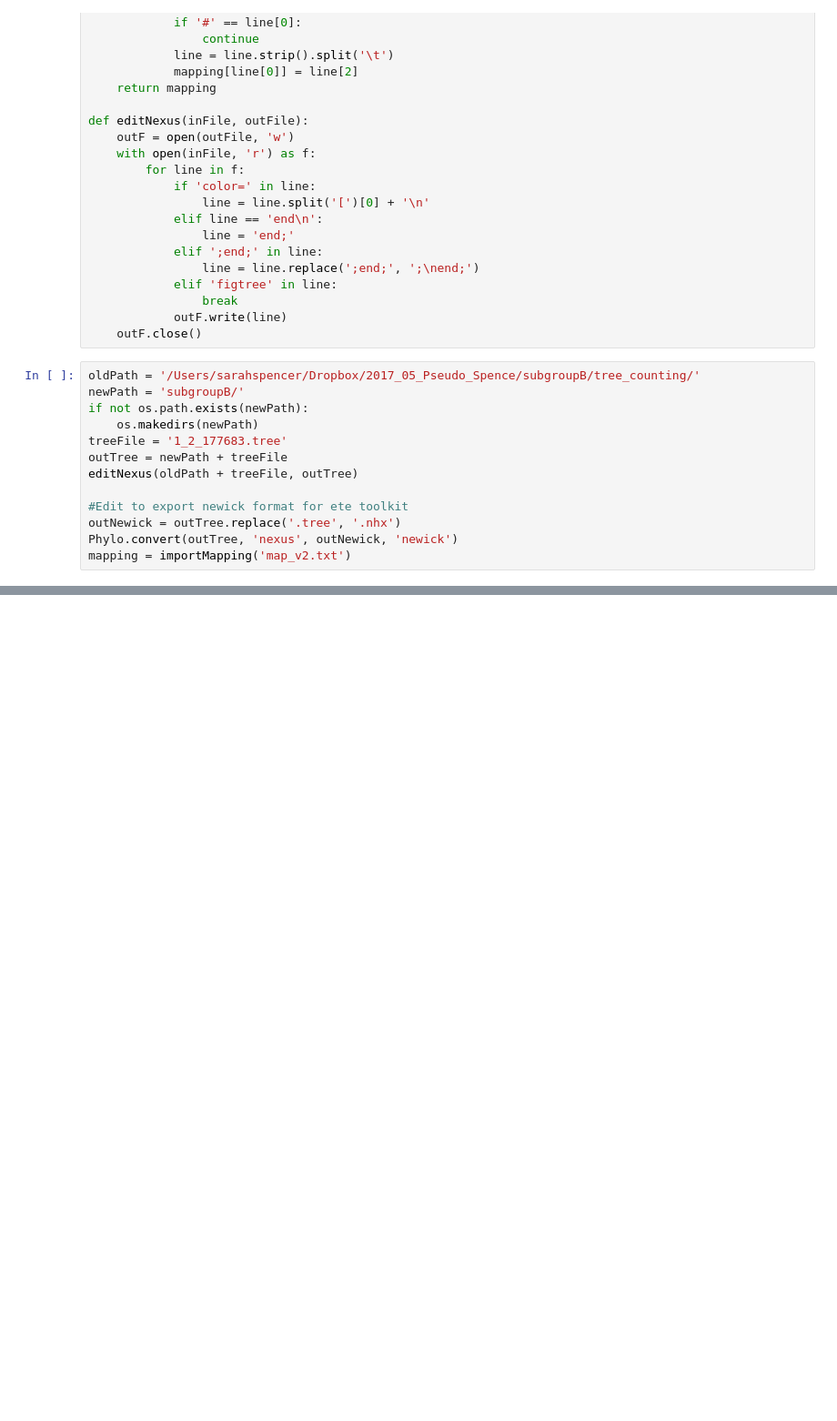
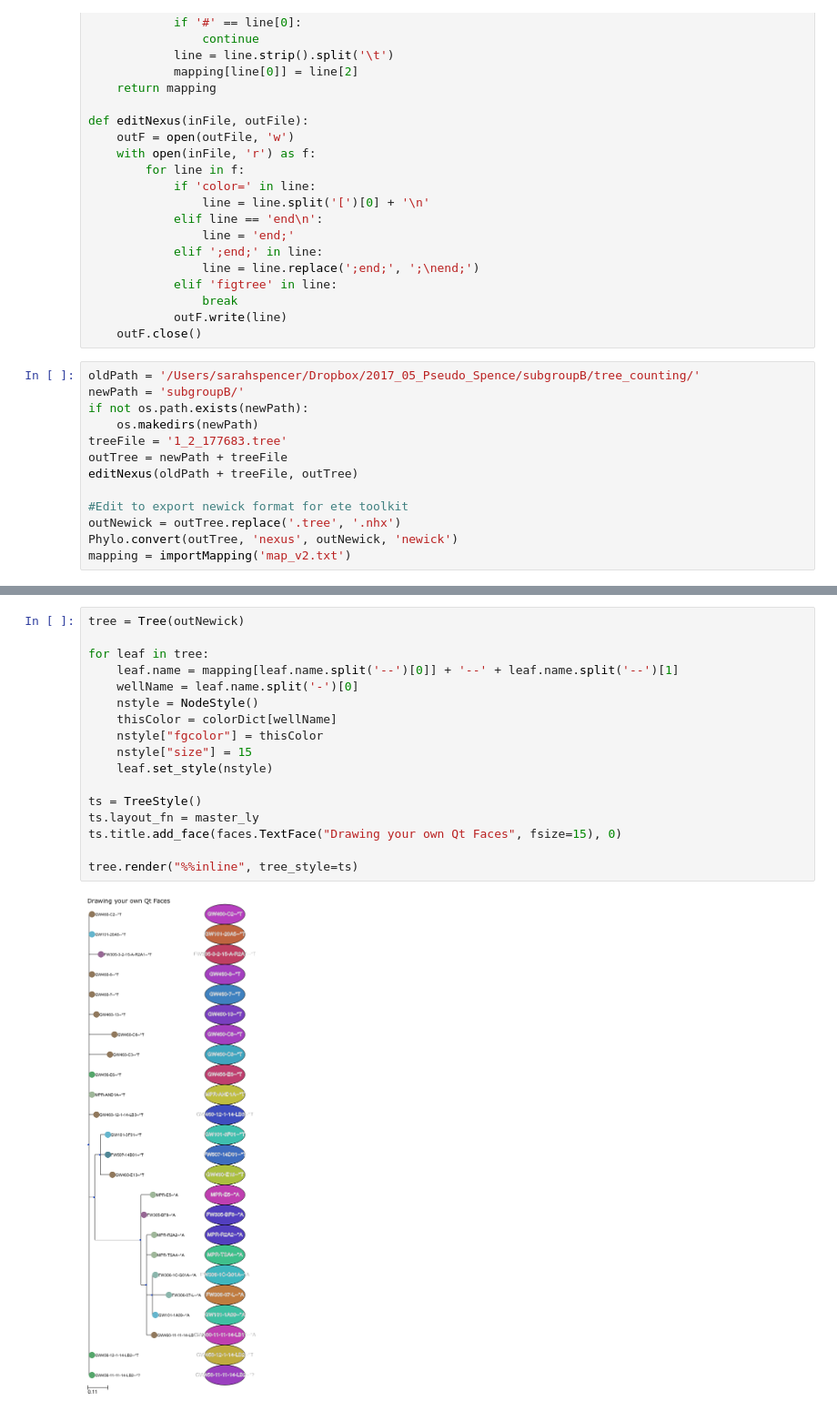
Before and after one commit to sjspence/pseudomonas, a Jupyter notebook: subTrees/2017-05-19_subgroupB.ipynb, the cells around one changed output, grey strips where cells are left out. Shown at 91% size. Saved outputs shown, nothing was run; the diff lists cells and outputs as text; blank space fills up the shorter version.

```diff
--- a/subTrees/2017-05-19_subgroupB.ipynb
+++ b/subTrees/2017-05-19_subgroupB.ipynb
@@ -58,0 +186,19 @@ mapping = importMapping('map_v2.txt')
+# %%
+tree = Tree(outNewick)
+
+for leaf in tree:
+    leaf.name = mapping[leaf.name.split('--')[0]] + '--' + leaf.name.split('--')[1]
+    wellName = leaf.name.split('-')[0]
+    nstyle = NodeStyle()
+    thisColor = colorDict[wellName]
+    nstyle["fgcolor"] = thisColor
+    nstyle["size"] = 15
+    leaf.set_style(nstyle)
+
+ts = TreeStyle()
+ts.layout_fn = master_ly
+ts.title.add_face(faces.TextFace("Drawing your own Qt Faces", fsize=15), 0)
+
+tree.render("%%inline", tree_style=ts)
+# %% [output]
+[figure, added]
```
Also changed, not shown: parts of 6 cells of this notebook.
